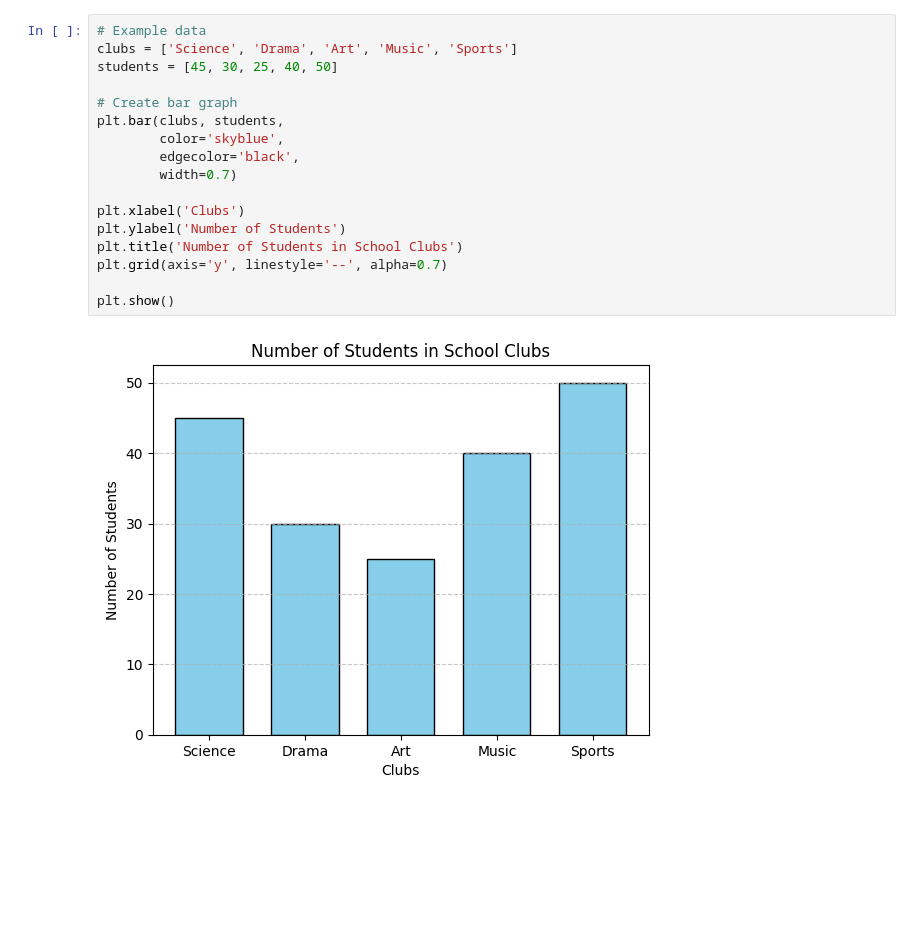
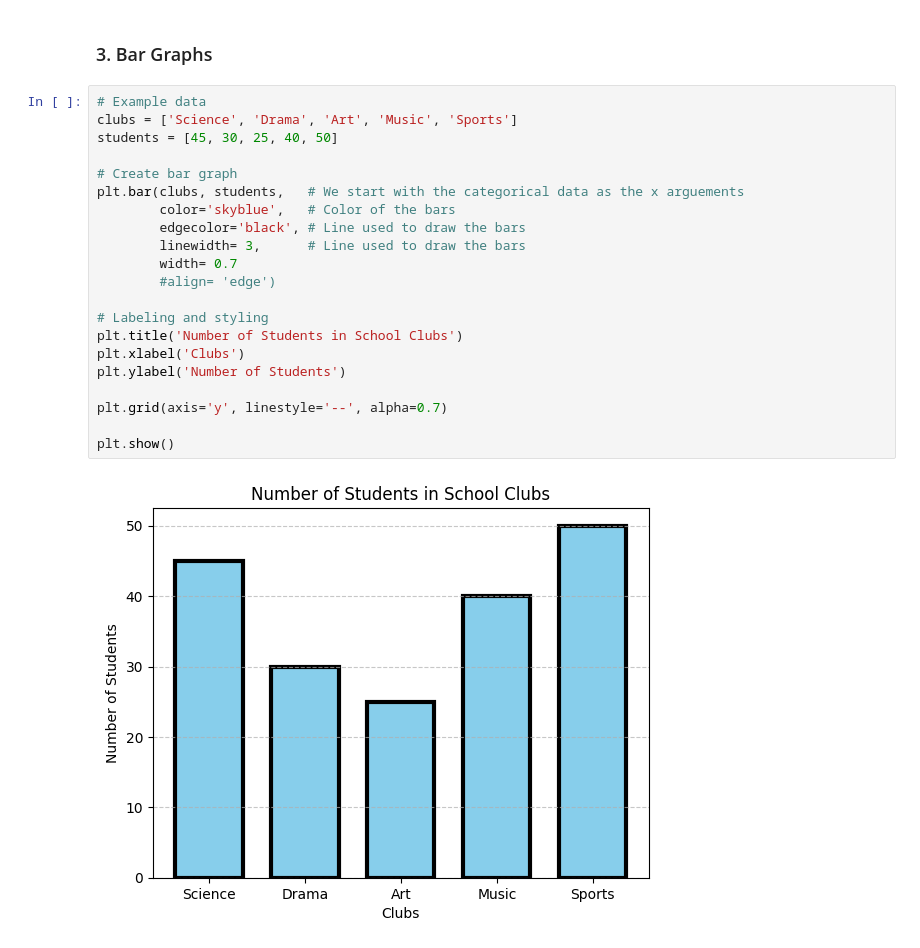
Before and after one commit to macc72/matplotlib_journey, a Jupyter notebook: MatplotlibStarter.ipynb, the cells around one changed output. Cells and saved outputs as stored; diff of their text form; blank space fills up the shorter version.

```diff
--- a/MatplotlibStarter.ipynb
+++ b/MatplotlibStarter.ipynb
@@ -104,22 +112,28 @@ plt.grid(True)
 plt.show()
 # %% [output]
 [figure]
+# %% [markdown]
+### 3. Bar Graphs
 # %%
 # Example data
 clubs = ['Science', 'Drama', 'Art', 'Music', 'Sports']
 students = [45, 30, 25, 40, 50]
 
 # Create bar graph
-plt.bar(clubs, students,
-        color='skyblue',
-        edgecolor='black',
-        width=0.7)
+plt.bar(clubs, students,   # We start with the categorical data as the x arguements
+        color='skyblue',   # Color of the bars
+        edgecolor='black', # Line used to draw the bars
+        linewidth= 3,      # Line used to draw the bars
+        width= 0.7
+        #align= 'edge')
 
+# Labeling and styling
+plt.title('Number of Students in School Clubs')
 plt.xlabel('Clubs')
 plt.ylabel('Number of Students')
-plt.title('Number of Students in School Clubs')
+
 plt.grid(axis='y', linestyle='--', alpha=0.7)
 
 plt.show()
 # %% [output]
-[figure, old version]
+[figure, new version]
```
Also changed, not shown: parts of 15 cells of this notebook.
